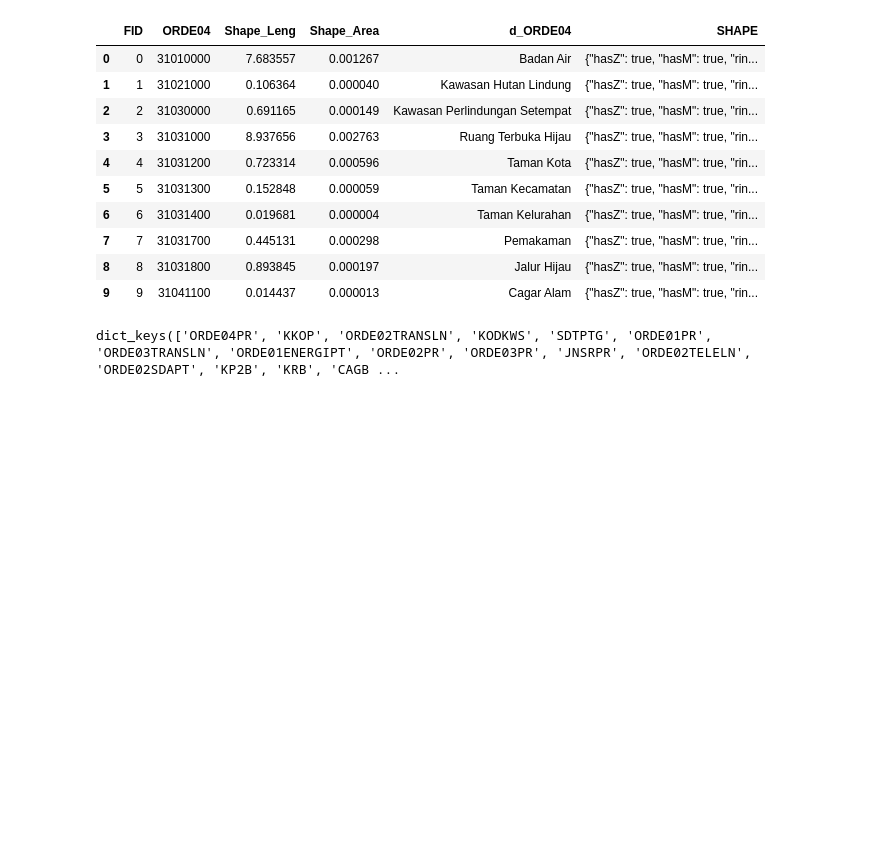
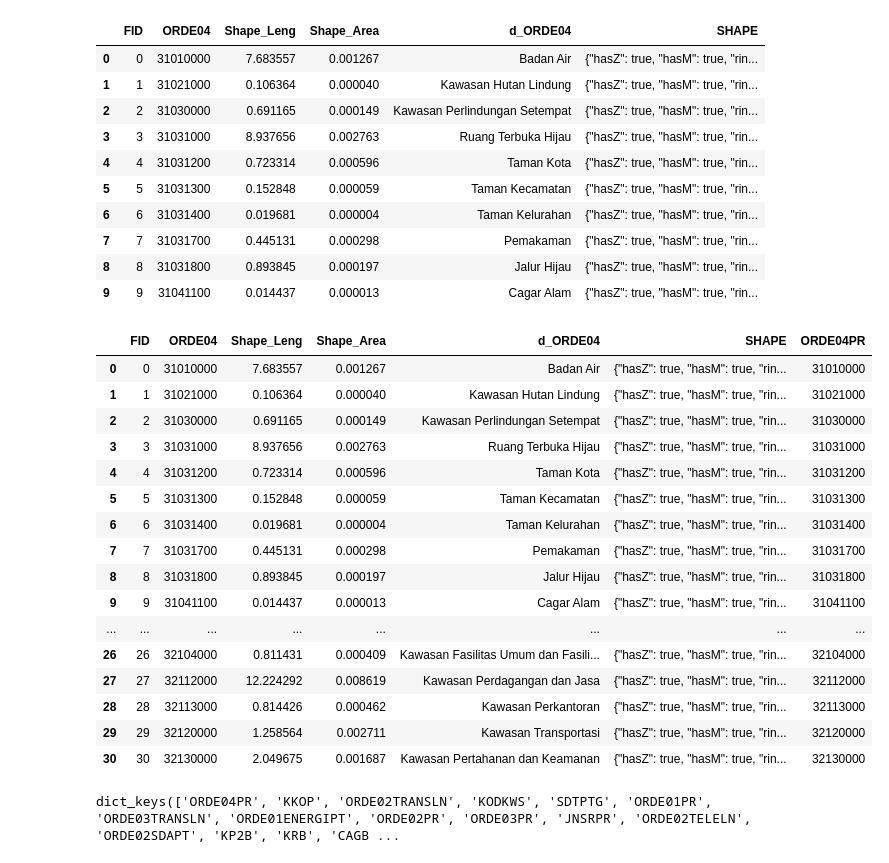
Before and after one commit to andapra/jakartasatu, a Jupyter notebook: preprocessing_rtrw.ipynb, the cells around one changed output. Cells and saved outputs as stored; diff of their text form; code cells hidden in the pictures; blank space fills up the shorter version.

```diff
--- a/preprocessing_rtrw.ipynb
+++ b/preprocessing_rtrw.ipynb
@@ -33,6 +33,27 @@ sdf_rtrw.head(10)
 | 7 | 7 | 31031700 | 0.445131 | 0.000298 | Pemakaman | {"hasZ": true, "hasM": true, "rin... |
 | 8 | 8 | 31031800 | 0.893845 | 0.000197 | Jalur Hijau | {"hasZ": true, "hasM": true, "rin... |
 | 9 | 9 | 31041100 | 0.014437 | 0.000013 | Cagar Alam | {"hasZ": true, "hasM": true, "rin... |
+# %%
+sdf_rtrw['ORDE04PR'] = sdf_rtrw['ORDE04']
+sdf_rtrw
+# %% [output]
+|  | FID | ORDE04 | Shape_Leng | Shape_Area | d_ORDE04 | SHAPE | ORDE04PR |
+| 0 | 0 | 31010000 | 7.683557 | 0.001267 | Badan Air | {"hasZ": true, "hasM": true, "rin... | 31010000 |
+| 1 | 1 | 31021000 | 0.106364 | 0.000040 | Kawasan Hutan Lindung | {"hasZ": true, "hasM": true, "rin... | 31021000 |
+| 2 | 2 | 31030000 | 0.691165 | 0.000149 | Kawasan Perlindungan Setempat | {"hasZ": true, "hasM": true, "rin... | 31030000 |
+| 3 | 3 | 31031000 | 8.937656 | 0.002763 | Ruang Terbuka Hijau | {"hasZ": true, "hasM": true, "rin... | 31031000 |
+| 4 | 4 | 31031200 | 0.723314 | 0.000596 | Taman Kota | {"hasZ": true, "hasM": true, "rin... | 31031200 |
+| 5 | 5 | 31031300 | 0.152848 | 0.000059 | Taman Kecamatan | {"hasZ": true, "hasM": true, "rin... | 31031300 |
+| 6 | 6 | 31031400 | 0.019681 | 0.000004 | Taman Kelurahan | {"hasZ": true, "hasM": true, "rin... | 31031400 |
+| 7 | 7 | 31031700 | 0.445131 | 0.000298 | Pemakaman | {"hasZ": true, "hasM": true, "rin... | 31031700 |
+| 8 | 8 | 31031800 | 0.893845 | 0.000197 | Jalur Hijau | {"hasZ": true, "hasM": true, "rin... | 31031800 |
+| 9 | 9 | 31041100 | 0.014437 | 0.000013 | Cagar Alam | {"hasZ": true, "hasM": true, "rin... | 31041100 |
+| ... | ... | ... | ... | ... | ... | ... | ... |
+| 26 | 26 | 32104000 | 0.811431 | 0.000409 | Kawasan Fasilitas Umum dan Fasili... | {"hasZ": true, "hasM": true, "rin... | 32104000 |
+| 27 | 27 | 32112000 | 12.224292 | 0.008619 | Kawasan Perdagangan dan Jasa | {"hasZ": true, "hasM": true, "rin... | 32112000 |
+| 28 | 28 | 32113000 | 0.814426 | 0.000462 | Kawasan Perkantoran | {"hasZ": true, "hasM": true, "rin... | 32113000 |
+| 29 | 29 | 32120000 | 1.258564 | 0.002711 | Kawasan Transportasi | {"hasZ": true, "hasM": true, "rin... | 32120000 |
+| 30 | 30 | 32130000 | 2.049675 | 0.001687 | Kawasan Pertahanan dan Keamanan | {"hasZ": true, "hasM": true, "rin... | 32130000 |
 # %%
 domains = arcpy.da.ListDomains(os.path.join(workspace, 'RTRW Jakarta', '1.Pola Ruang RTRW', 'Standar Basis Data Peta RTRW Kota.gdb'))
 list_domain_rtrw = {}
```
Also changed, not shown: parts of 2 cells of this notebook, 2 other files.
